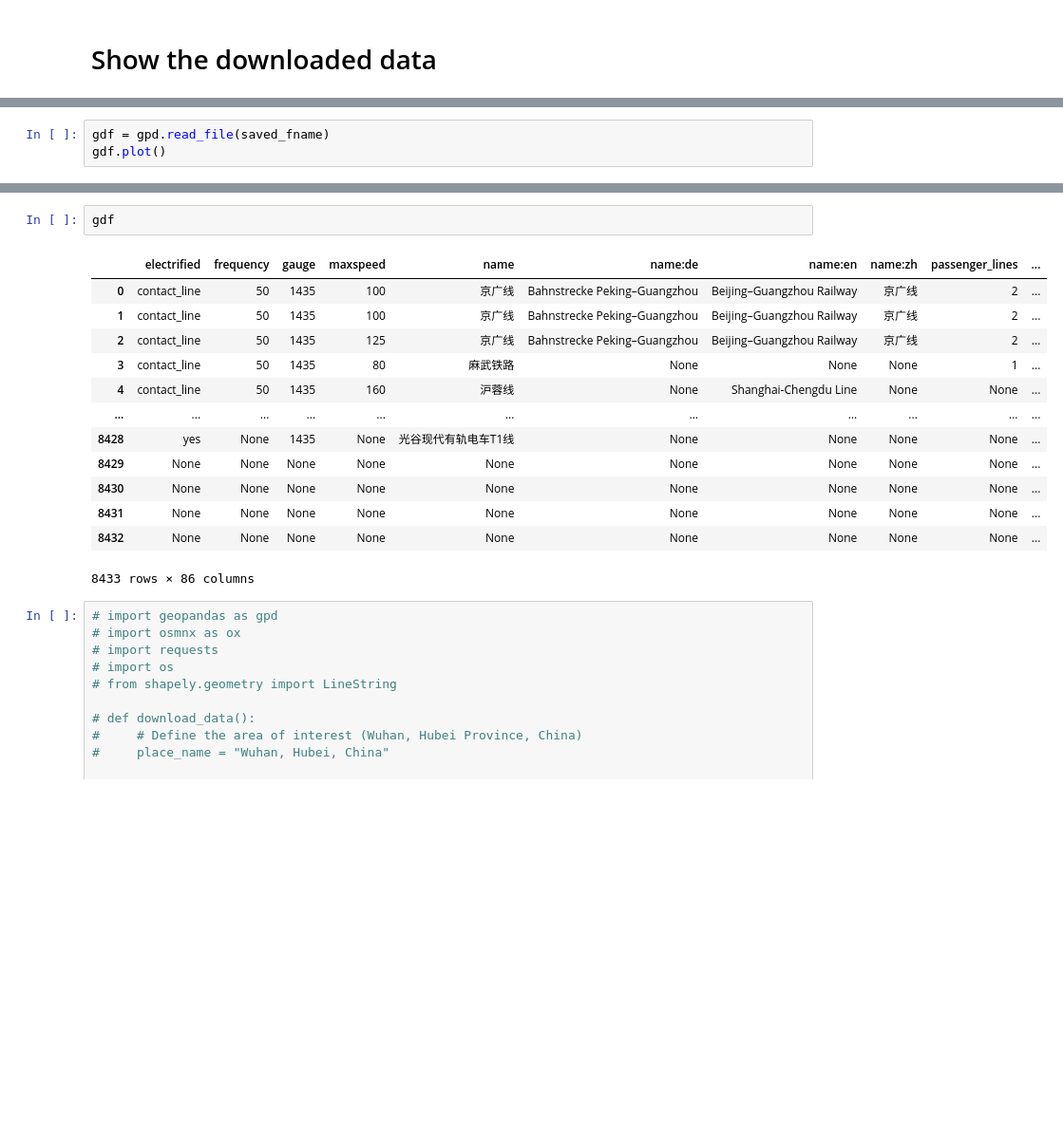
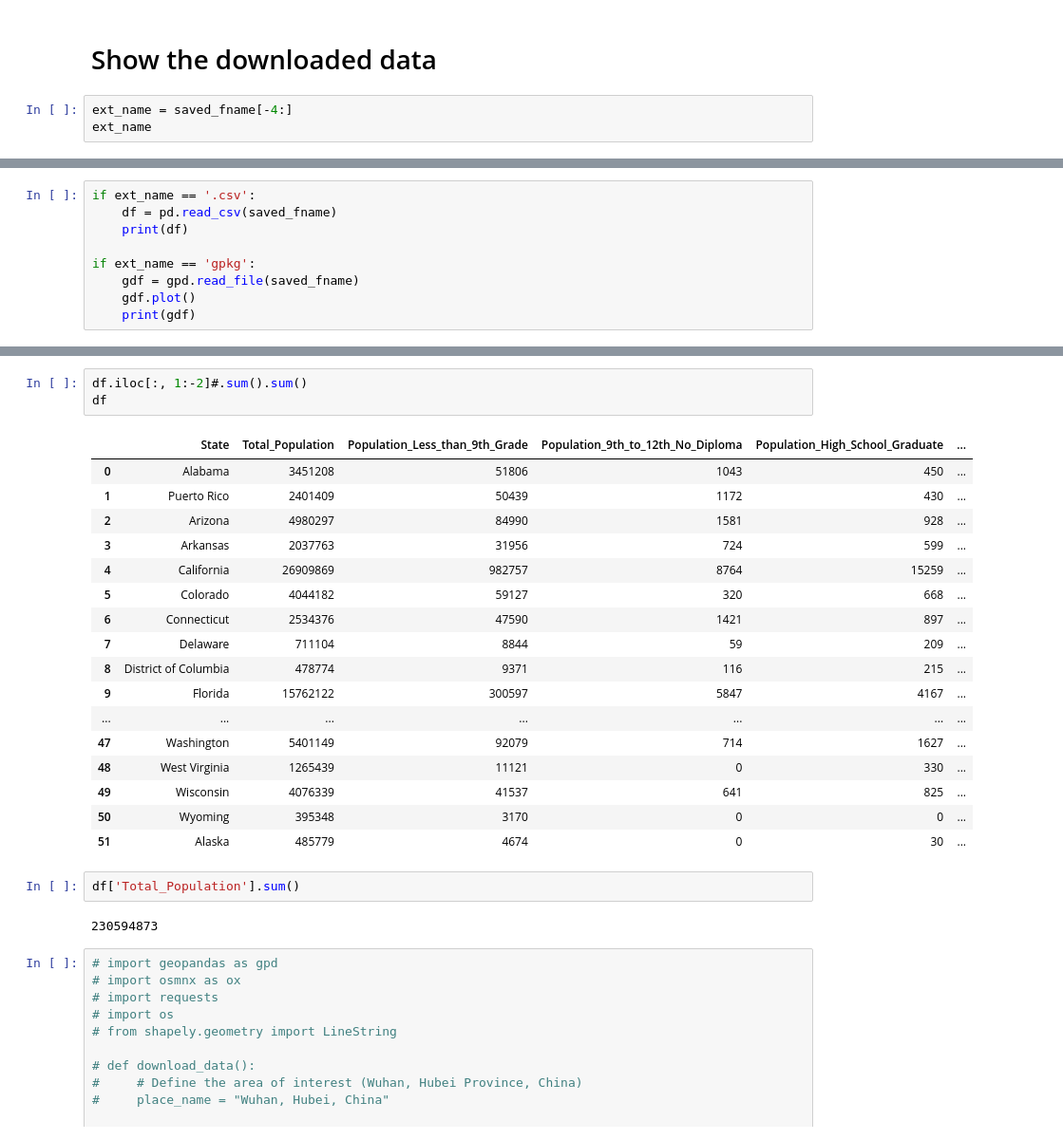
Before and after one commit to gladcolor/LLM-Find, a Jupyter notebook: LLM_Find.ipynb, the cells around one changed output, grey strips where cells are left out. Shown: that part at 95% size. Drawn from its saved outputs; the diff is of its cells as text; blank space fills up the shorter version.

```diff
--- a/LLM_Find.ipynb
+++ b/LLM_Find.ipynb
@@ -452,3 +471,6 @@ def download_data():
 download_data()
 # %% [markdown]
 # Show the downloaded data
+# %%
+ext_name = saved_fname[-4:]
+ext_name
@@ -455,4 +479,10 @@ download_data()
 # %%
-gdf = gpd.read_file(saved_fname)
-gdf.plot()
+if ext_name == '.csv':
+    df = pd.read_csv(saved_fname)
+    print(df)
+
+if ext_name == 'gpkg':
+    gdf = gpd.read_file(saved_fname)
+    gdf.plot()
+    print(gdf)
 # %% [output]
@@ -465,19 +510,28 @@ saved_fname
 # %%
-gdf
+df.iloc[:, 1:-2]#.sum().sum()
+df
 # %% [output]
-|  | electrified | frequency | gauge | maxspeed | name | name:de | name:en | name:zh | passenger_lines | ... |
-| 0 | contact_line | 50 | 1435 | 100 | 京广线 | Bahnstrecke Peking–Guangzhou | Beijing–Guangzhou Railway | 京广线 | 2 | ... |
-| 1 | contact_line | 50 | 1435 | 100 | 京广线 | Bahnstrecke Peking–Guangzhou | Beijing–Guangzhou Railway | 京广线 | 2 | ... |
-| 2 | contact_line | 50 | 1435 | 125 | 京广线 | Bahnstrecke Peking–Guangzhou | Beijing–Guangzhou Railway | 京广线 | 2 | ... |
-| 3 | contact_line | 50 | 1435 | 80 | 麻武铁路 | None | None | None | 1 | ... |
-| 4 | contact_line | 50 | 1435 | 160 | 沪蓉线 | None | Shanghai-Chengdu Line | None | None | ... |
-| ... | ... | ... | ... | ... | ... | ... | ... | ... | ... | ... |
-| 8428 | yes | None | 1435 | None | 光谷现代有轨电车T1线 | None | None | None | None | ... |
-| 8429 | None | None | None | None | None | None | None | None | None | ... |
-| 8430 | None | None | None | None | None | None | None | None | None | ... |
-| 8431 | None | None | None | None | None | None | None | None | None | ... |
-| 8432 | None | None | None | None | None | None | None | None | None | ... |
+|  | State | Total_Population | Population_Less_than_9th_Grade | Population_9th_to_12th_No_Diploma | Population_High_School_Graduate | ... |
+| 0 | Alabama | 3451208 | 51806 | 1043 | 450 | ... |
+| 1 | Puerto Rico | 2401409 | 50439 | 1172 | 430 | ... |
+| 2 | Arizona | 4980297 | 84990 | 1581 | 928 | ... |
+| 3 | Arkansas | 2037763 | 31956 | 724 | 599 | ... |
+| 4 | California | 26909869 | 982757 | 8764 | 15259 | ... |
+| 5 | Colorado | 4044182 | 59127 | 320 | 668 | ... |
+| 6 | Connecticut | 2534376 | 47590 | 1421 | 897 | ... |
+| 7 | Delaware | 711104 | 8844 | 59 | 209 | ... |
+| 8 | District of Columbia | 478774 | 9371 | 116 | 215 | ... |
+| 9 | Florida | 15762122 | 300597 | 5847 | 4167 | ... |
+| ... | ... | ... | ... | ... | ... | ... |
+| 47 | Washington | 5401149 | 92079 | 714 | 1627 | ... |
+| 48 | West Virginia | 1265439 | 11121 | 0 | 330 | ... |
+| 49 | Wisconsin | 4076339 | 41537 | 641 | 825 | ... |
+| 50 | Wyoming | 395348 | 3170 | 0 | 0 | ... |
+| 51 | Alaska | 485779 | 4674 | 0 | 30 | ... |
-8433 rows × 86 columns
+# %%
+df['Total_Population'].sum()
+# %% [output]
+230594873
 # %%
 # import geopandas as gpd
 # import osmnx as ox
```
Also changed, not shown: parts of 12 cells of this notebook, 1 other file.
